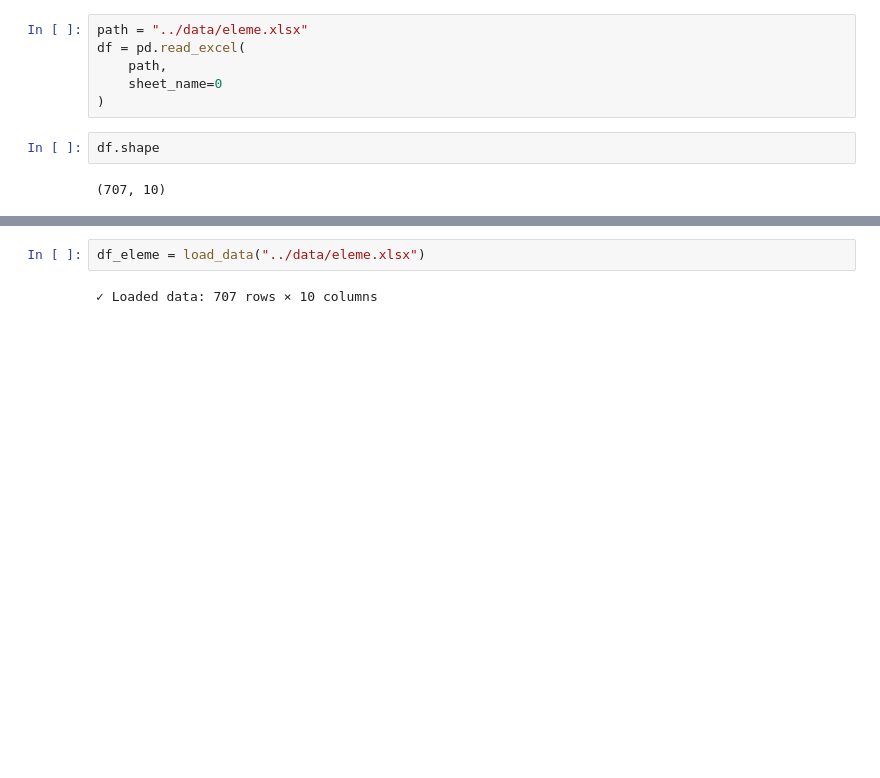
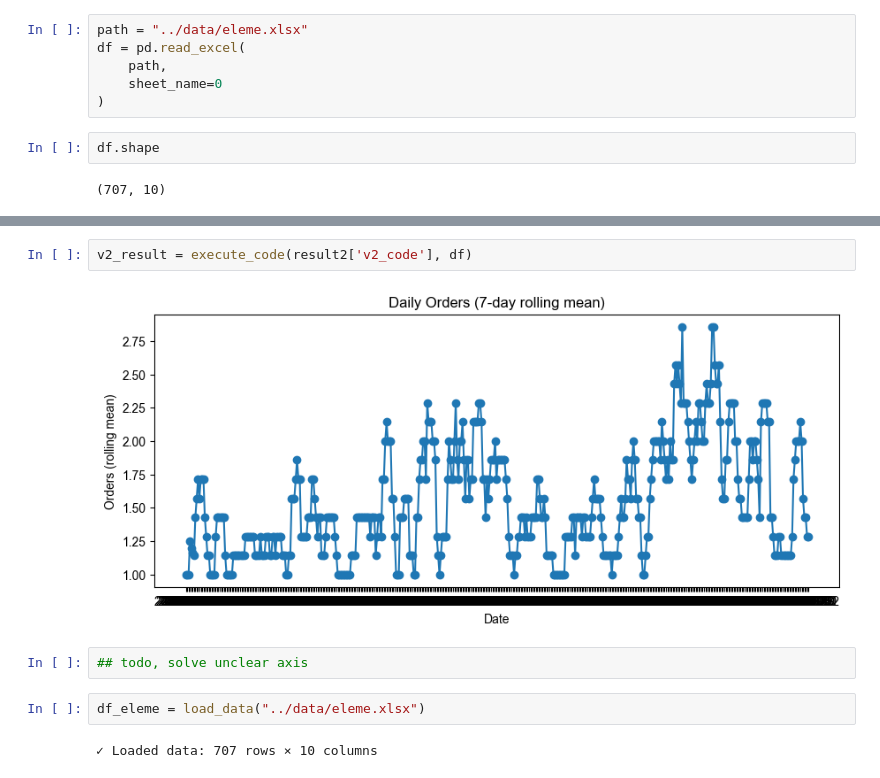
Before and after one commit to tylerxiety/edaagent, a Jupyter notebook: eda-mvp/eda-agent.ipynb, the cells around one changed output, grey strips where cells are left out. Cells and saved outputs as stored; diff of their text form; blank space fills up the shorter version.

```diff
--- a/eda-mvp/eda-agent.ipynb
+++ b/eda-mvp/eda-agent.ipynb
@@ -428,3 +700,9 @@ def eda_agent(
+# %%
+v2_result = execute_code(result2['v2_code'], df)
+# %% [output]
+[figure, added]
+# %%
+## todo, solve unclear axis
 # %%
 df_eleme = load_data("../data/eleme.xlsx")
 # %% [output]
```
Also changed, not shown: parts of 24 cells of this notebook.
